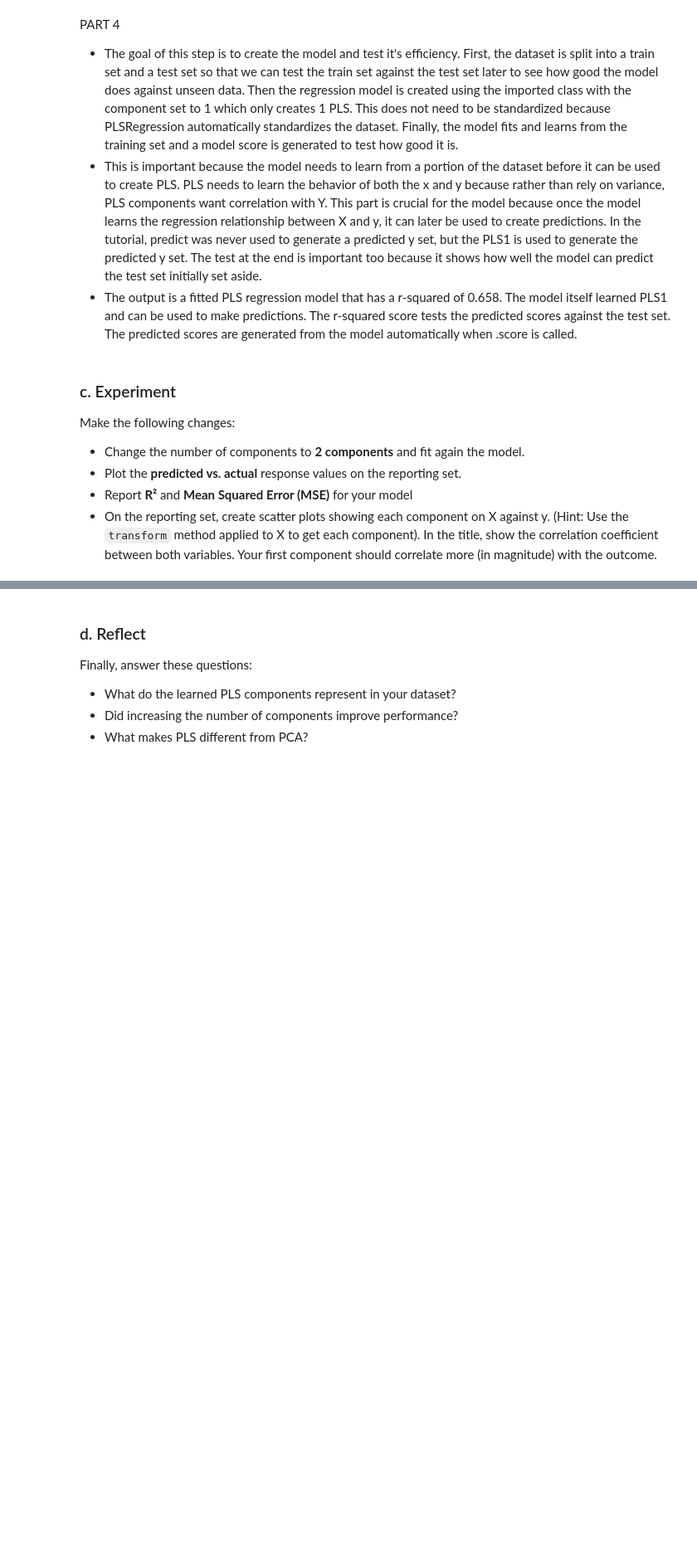
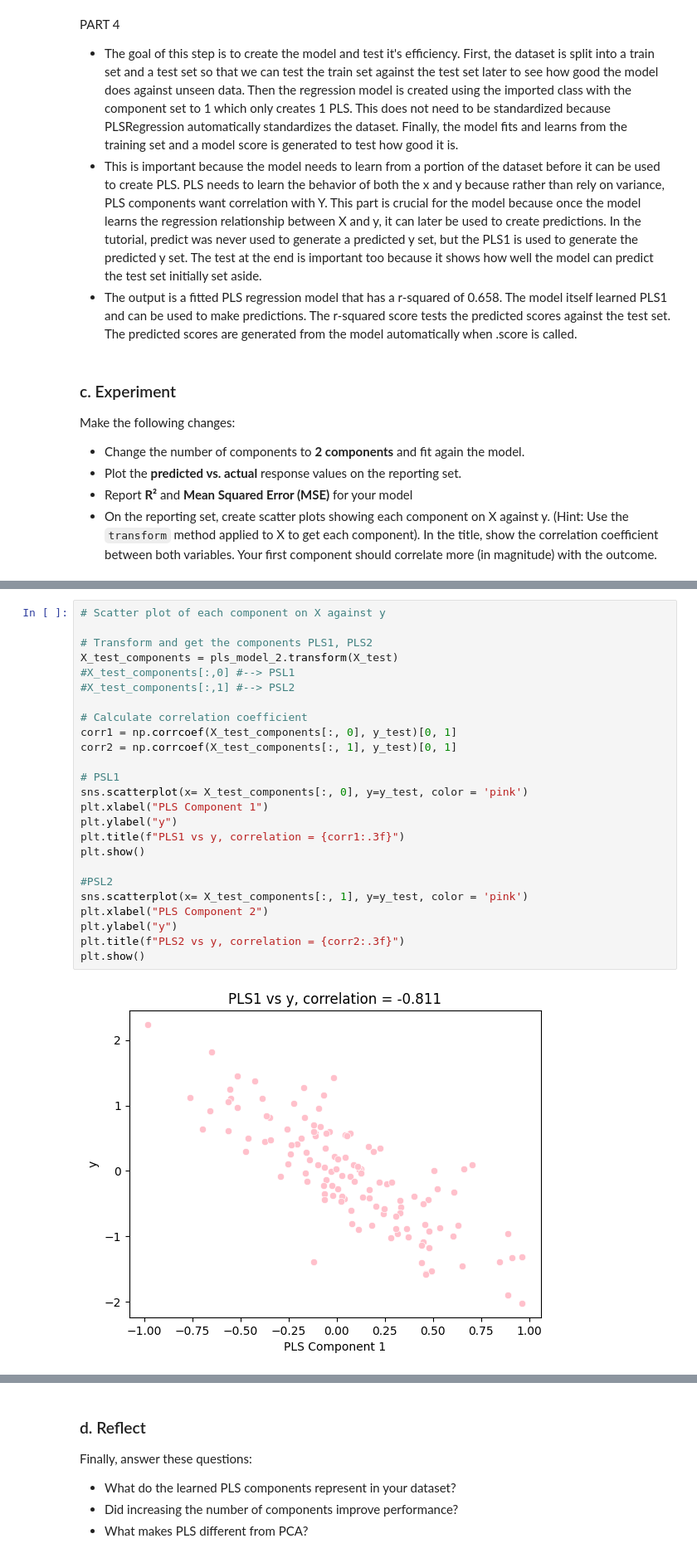
Before and after one commit to fortunecookie040/DS_4021_Labs, a Jupyter notebook: 01-partial-least-squares.ipynb, the cells around one changed output, grey strips where cells are left out. Shown at 83% size. Cells and saved outputs as stored; diff of their text form; blank space fills up the shorter version.

```diff
--- a/01-partial-least-squares.ipynb
+++ b/01-partial-least-squares.ipynb
@@ -146,0 +145,27 @@ TypeError: 'str' object is not callable
+# %%
+# Scatter plot of each component on X against y
+
+# Transform and get the components PLS1, PLS2
+X_test_components = pls_model_2.transform(X_test)
+#X_test_components[:,0] #--> PSL1
+#X_test_components[:,1] #--> PSL2
+
+# Calculate correlation coefficient
+corr1 = np.corrcoef(X_test_components[:, 0], y_test)[0, 1]
+corr2 = np.corrcoef(X_test_components[:, 1], y_test)[0, 1]
+
+# PSL1
+sns.scatterplot(x= X_test_components[:, 0], y=y_test, color = 'pink')
+plt.xlabel("PLS Component 1")
+plt.ylabel("y")
+plt.title(f"PLS1 vs y, correlation = {corr1:.3f}")
+plt.show()
+
+#PSL2
+sns.scatterplot(x= X_test_components[:, 1], y=y_test, color = 'pink')
+plt.xlabel("PLS Component 2")
+plt.ylabel("y")
+plt.title(f"PLS2 vs y, correlation = {corr2:.3f}")
+plt.show()
+# %% [output]
+[figure, added]
```
Also changed, not shown: parts of 4 cells of this notebook.
